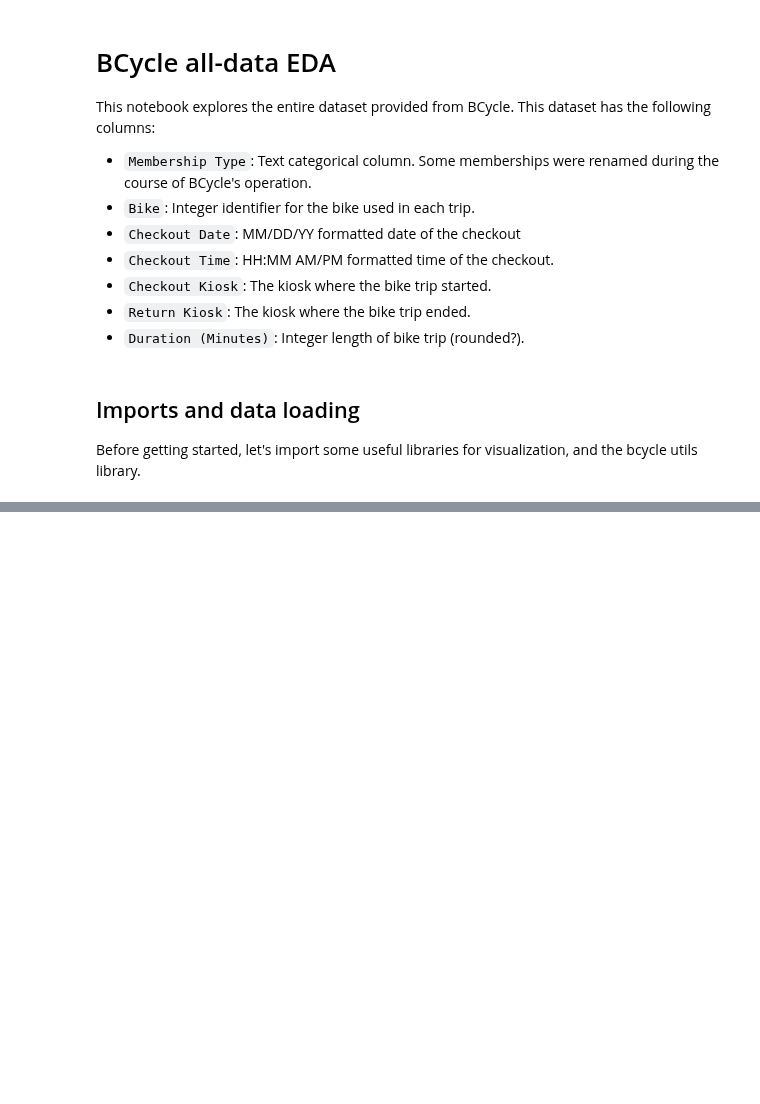
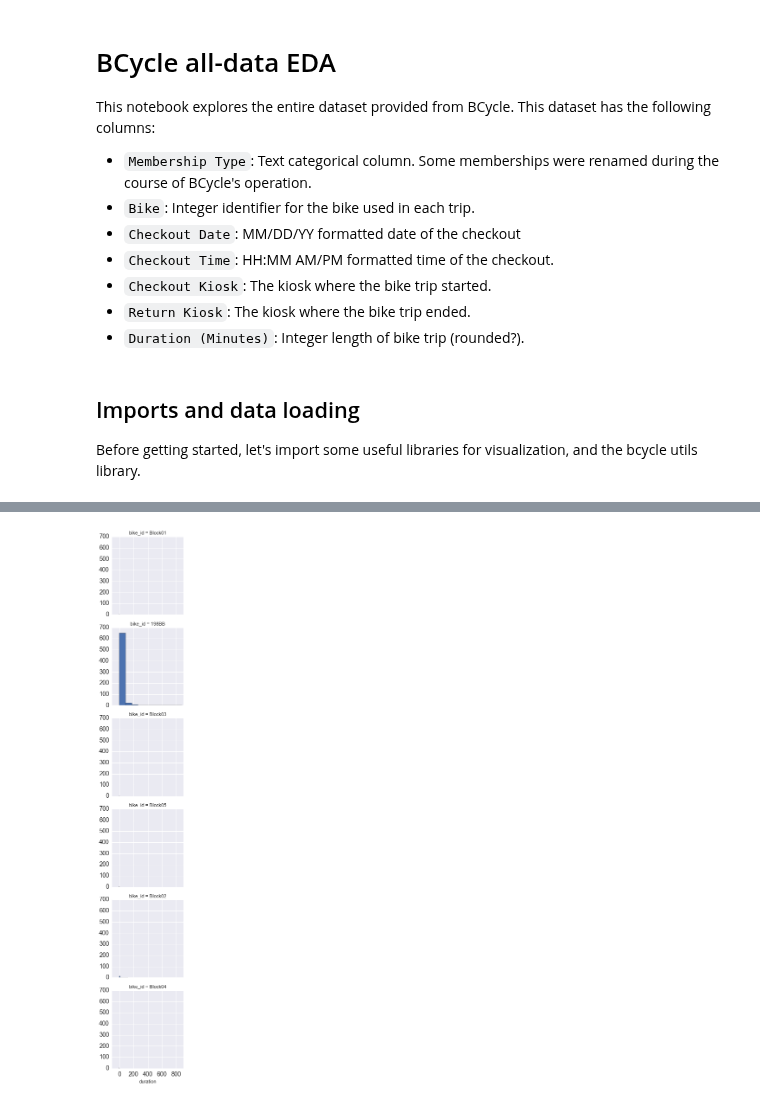
Before and after one commit to timgasser/bcycle-austin, a Jupyter notebook: notebooks/bcycle_all_data_eda.ipynb, the cells around one changed output, grey strips where cells are left out. Cells and saved outputs as stored; diff of their text form; code cells hidden in the pictures; blank space fills up the shorter version.

```diff
--- a/notebooks/bcycle_all_data_eda.ipynb
+++ b/notebooks/bcycle_all_data_eda.ipynb
@@ -112,0 +260,5 @@ text_bikes_df
+# %%
+g = sns.FacetGrid(text_bikes_df, row="bike_id")
+g = g.map(plt.hist, "duration")
+# %% [output]
+[figure, added]
```
Also changed, not shown: parts of 18 cells of this notebook.
